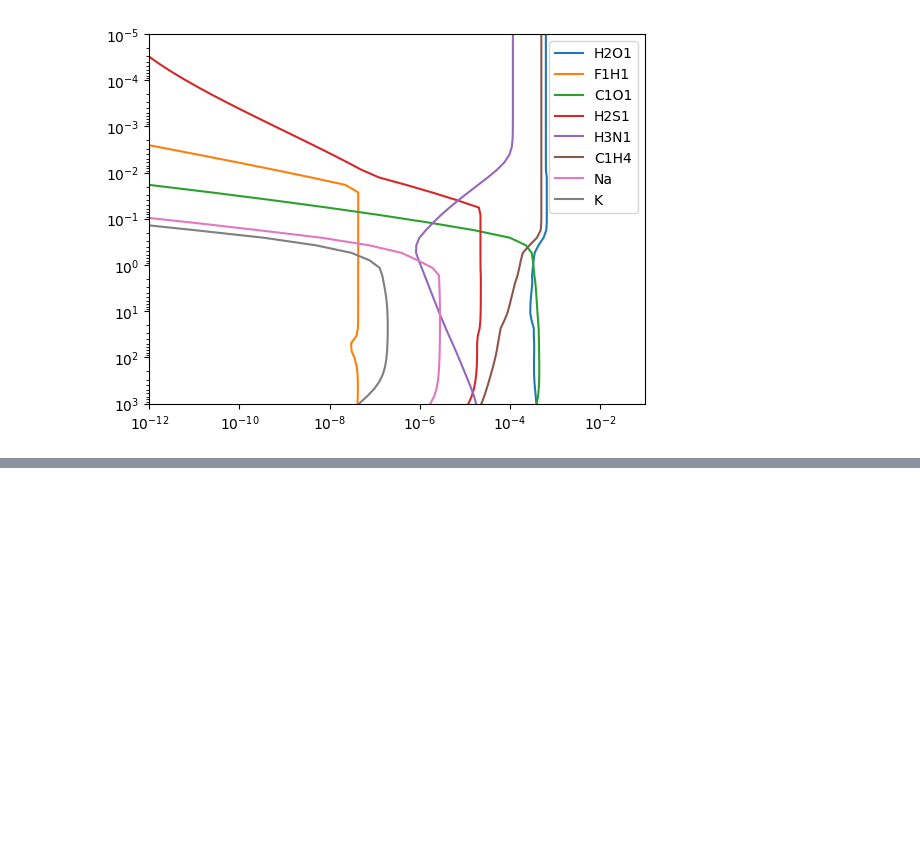
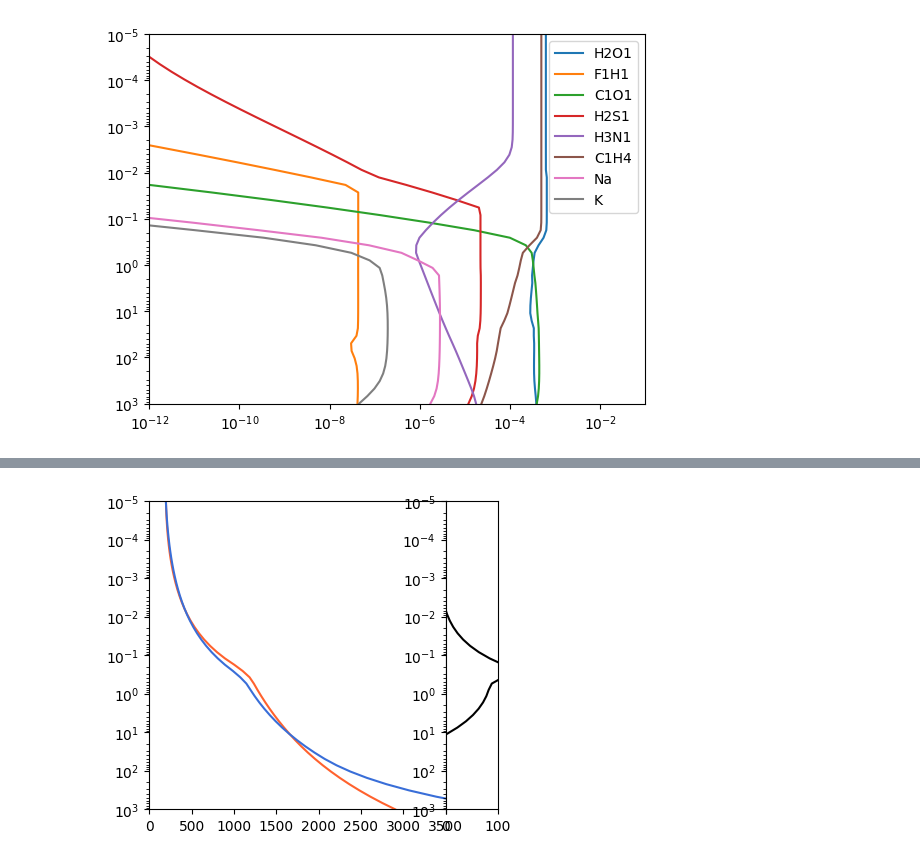
Before and after one commit to samderegt/retrieval_base, a Jupyter notebook: Luhman_16/figures/plot_K_band.ipynb, the cells around one changed output, grey strips where cells are left out. Cells and saved outputs as stored; diff of their text form; code cells hidden in the pictures; blank space fills up the shorter version.

Commit message:
Figure notebook updates

```diff
--- a/Luhman_16/figures/plot_K_band.ipynb
+++ b/Luhman_16/figures/plot_K_band.ipynb
@@ -674,0 +675,11 @@ plt.show()
+# %%
+fig, ax = plt.subplots(figsize=(4.5,4), ncols=2, gridspec_kw={'width_ratios':[0.85,0.15], 'wspace':0.})
+ax[0].plot(PT_A.temperature, PT_B.pressure, c=color_m_A)
+ax[0].plot(PT_B.temperature, PT_B.pressure, c=color_m_B)
+ax[0].set(yscale='log', ylim=(1e3,1e-5), xlim=(0,3500))
+
+ax[1].plot(PT_A.temperature-PT_B.temperature, PT_B.pressure, c='k')
+ax[1].set(yscale='log', ylim=(1e3,1e-5), xlim=(0,100))
+plt.show()
+# %% [output]
+[figure, added]
```
Also changed, not shown: parts of 1 cell of this notebook, 2 other files.
